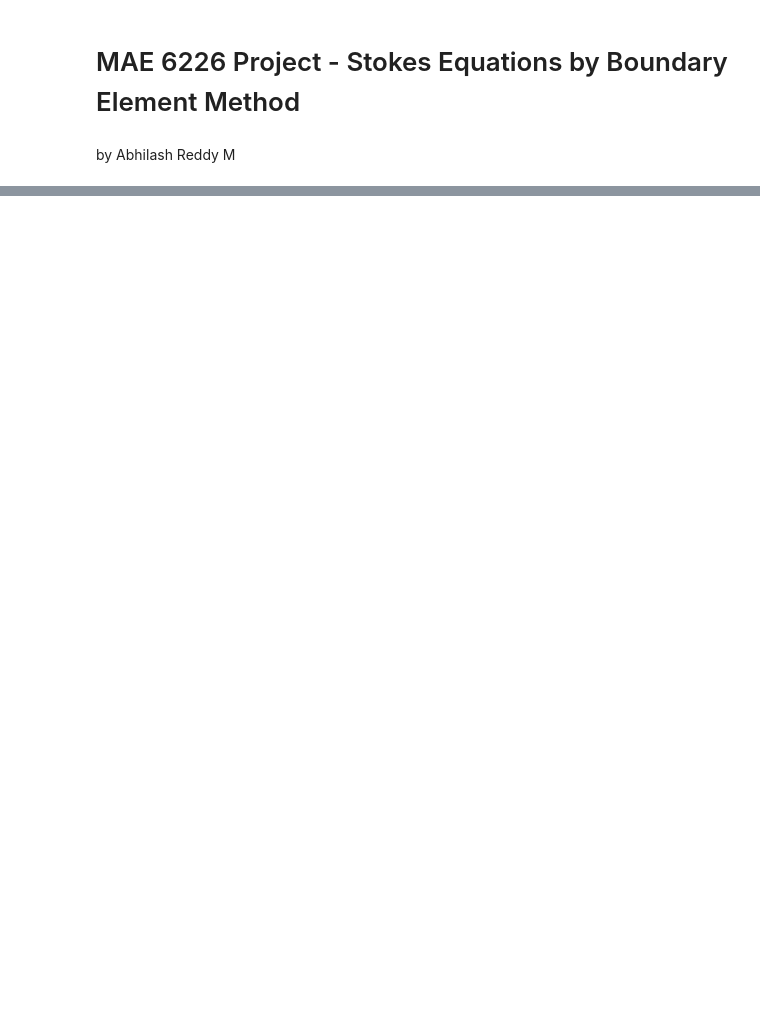
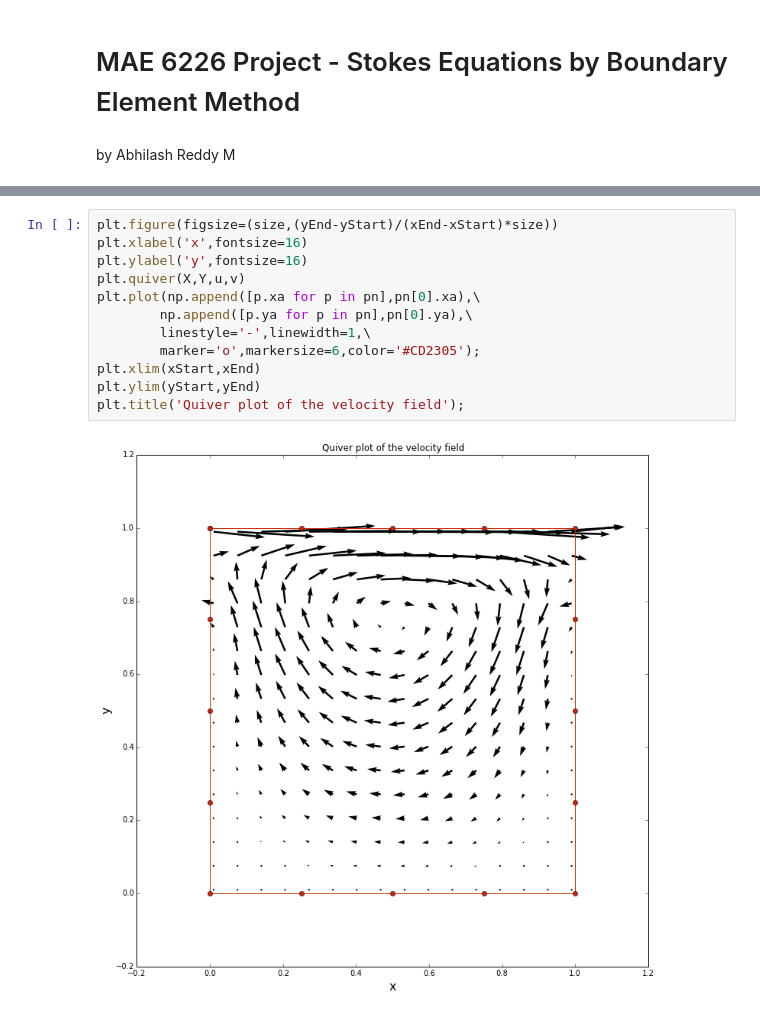
Before and after one commit to arm6226/mae6226, a Jupyter notebook: project/MAE6226 Project.ipynb, the cells around one changed output, grey strips where cells are left out. Drawn from its saved outputs; the diff is of its cells as text; blank space fills up the shorter version.

```diff
--- a/project/MAE6226 Project.ipynb
+++ b/project/MAE6226 Project.ipynb
@@ -176,0 +252,14 @@ plt.plot(fy,'r-')
+# %%
+plt.figure(figsize=(size,(yEnd-yStart)/(xEnd-xStart)*size))
+plt.xlabel('x',fontsize=16)
+plt.ylabel('y',fontsize=16)
+plt.quiver(X,Y,u,v)
+plt.plot(np.append([p.xa for p in pn],pn[0].xa),\
+        np.append([p.ya for p in pn],pn[0].ya),\
+        linestyle='-',linewidth=1,\
+        marker='o',markersize=6,color='#CD2305');
+plt.xlim(xStart,xEnd)
+plt.ylim(yStart,yEnd)
+plt.title('Quiver plot of the velocity field');
+# %% [output]
+[figure, added]
```
Also changed, not shown: parts of 29 cells of this notebook, 2 other files.
